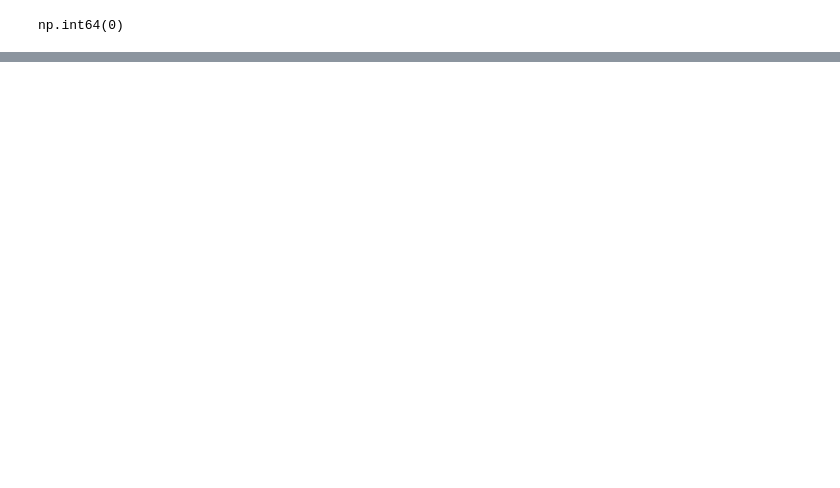
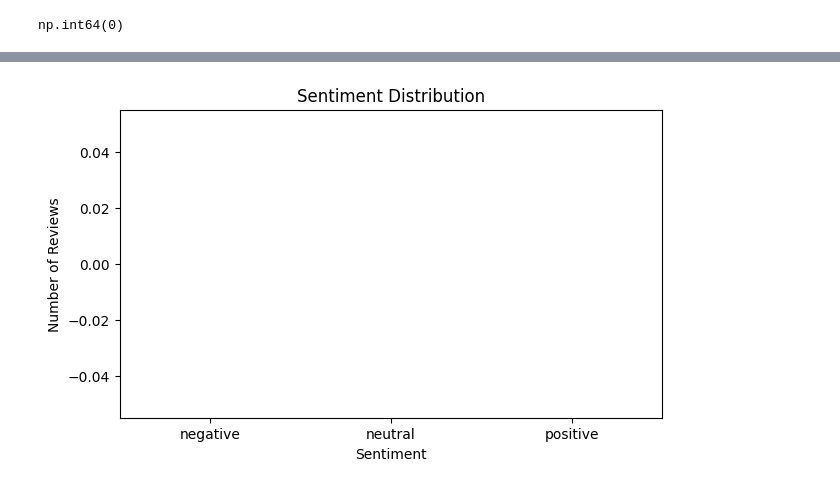
Before and after one commit to HimashMadushanka/Mobile-Review-Sentiment-Analysis, a Jupyter notebook: notebooks/02_data_exploration.ipynb, the cells around one changed output, grey strips where cells are left out. Saved outputs shown, nothing was run; the diff lists cells and outputs as text; code cells hidden in the pictures; blank space fills up the shorter version.

```diff
--- a/notebooks/02_data_exploration.ipynb
+++ b/notebooks/02_data_exploration.ipynb
@@ -64,3 +66,23 @@ Positive    14339
 Negative     3358
 Neutral      2289
 Name: count, dtype: int64
+# %%
+plt.figure(figsize=(7, 4))
+
+sns.countplot(
+    data=df,
+    x="sentiment",
+    order=[
+        "negative",
+        "neutral",
+        "positive"
+    ]
+)
+
+plt.title("Sentiment Distribution")
+plt.xlabel("Sentiment")
+plt.ylabel("Number of Reviews")
+
+plt.show()
+# %% [output]
+[figure, added]
```
Also changed, not shown: parts of 4 cells of this notebook.
